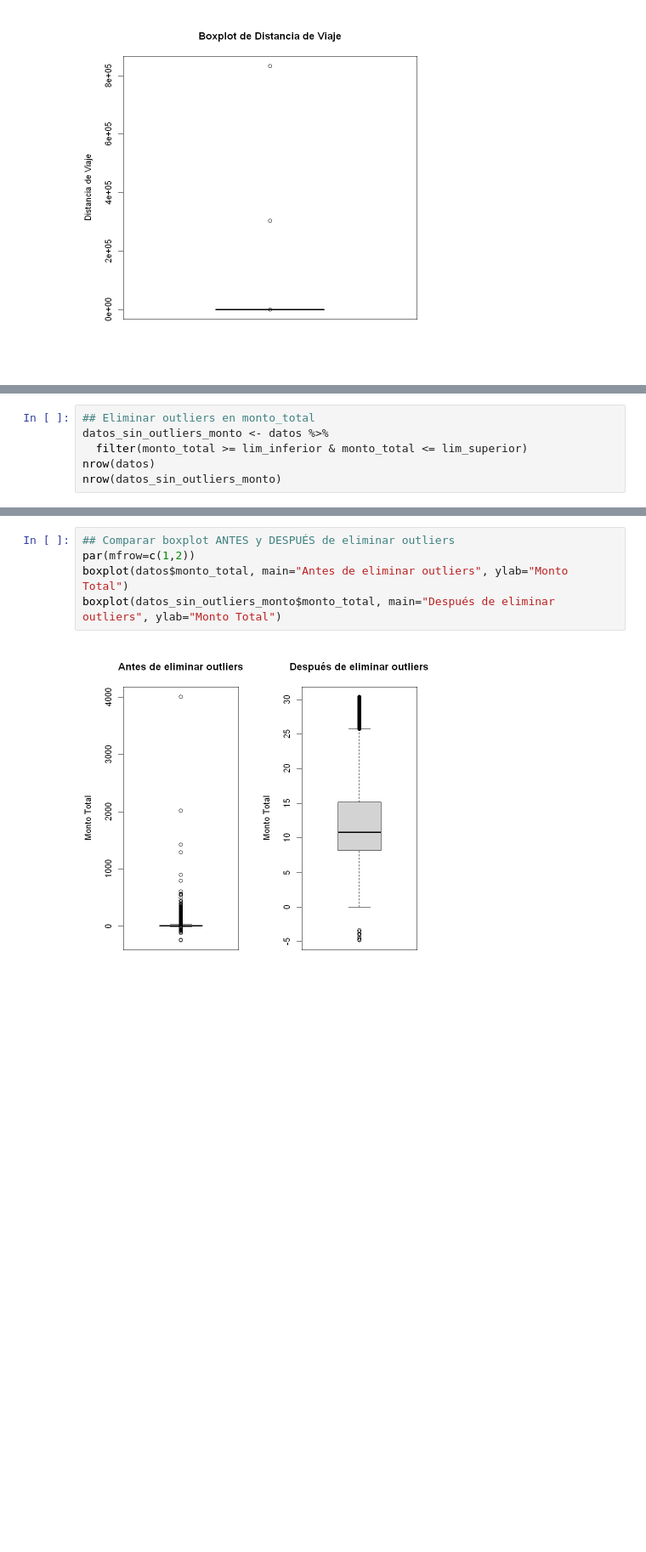
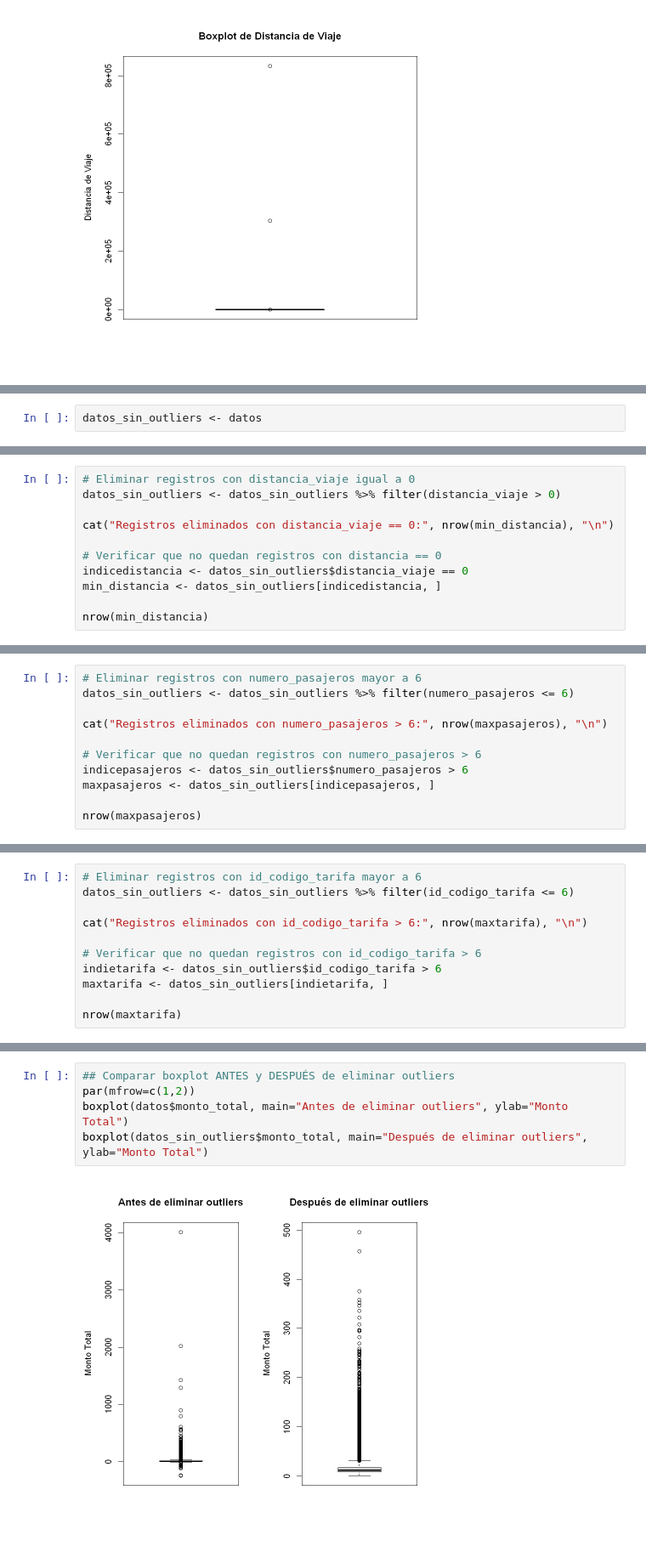
Before and after one commit to RosariosTijeras/Autonomos-Modelamiento, a Jupyter notebook: Autonomos/Autonomo_2/R_Notebooks/analisis.ipynb, the cells around one changed output, grey strips where cells are left out. Shown at 85% size. Saved outputs shown, nothing was run; the diff lists cells and outputs as text; blank space fills up the shorter version.

```diff
--- a/Autonomos/Autonomo_2/R_Notebooks/analisis.ipynb
+++ b/Autonomos/Autonomo_2/R_Notebooks/analisis.ipynb
@@ -702,4 +664,6 @@ A tibble: 6029 × 12
     </div>
   </div>
 </div>
+# %%
+datos_sin_outliers <- datos
 # %%
@@ -755,7 +707,12 @@ Número de outliers en monto_total: 86219
 # %%
-## Eliminar outliers en monto_total
-datos_sin_outliers_monto <- datos %>%
-  filter(monto_total >= lim_inferior & monto_total <= lim_superior)
-nrow(datos)
-nrow(datos_sin_outliers_monto)
+# Eliminar registros con distancia_viaje igual a 0
+datos_sin_outliers <- datos_sin_outliers %>% filter(distancia_viaje > 0)
+
+cat("Registros eliminados con distancia_viaje == 0:", nrow(min_distancia), "\n")
+
+# Verificar que no quedan registros con distancia == 0
+indicedistancia <- datos_sin_outliers$distancia_viaje == 0
+min_distancia <- datos_sin_outliers[indicedistancia, ]
+
+nrow(min_distancia)
 # %% [output]
@@ -763,0 +721,11 @@ nrow(datos_sin_outliers_monto)
+# %%
+# Eliminar registros con numero_pasajeros mayor a 6
+datos_sin_outliers <- datos_sin_outliers %>% filter(numero_pasajeros <= 6)
+
+cat("Registros eliminados con numero_pasajeros > 6:", nrow(maxpasajeros), "\n")
+
+# Verificar que no quedan registros con numero_pasajeros > 6
+indicepasajeros <- datos_sin_outliers$numero_pasajeros > 6
+maxpasajeros <- datos_sin_outliers[indicepasajeros, ]
+
+nrow(maxpasajeros)
@@ -763,0 +735,11 @@ nrow(datos_sin_outliers_monto)
+# %%
+# Eliminar registros con id_codigo_tarifa mayor a 6
+datos_sin_outliers <- datos_sin_outliers %>% filter(id_codigo_tarifa <= 6)
+
+cat("Registros eliminados con id_codigo_tarifa > 6:", nrow(maxtarifa), "\n")
+
+# Verificar que no quedan registros con id_codigo_tarifa > 6
+indietarifa <- datos_sin_outliers$id_codigo_tarifa > 6
+maxtarifa <- datos_sin_outliers[indietarifa, ]
+
+nrow(maxtarifa)
@@ -764,10 +749,10 @@ nrow(datos_sin_outliers_monto)
 # %%
 ## Comparar boxplot ANTES y DESPUÉS de eliminar outliers
 par(mfrow=c(1,2))
 boxplot(datos$monto_total, main="Antes de eliminar outliers", ylab="Monto Total")
-boxplot(datos_sin_outliers_monto$monto_total, main="Después de eliminar outliers", ylab="Monto Total")
+boxplot(datos_sin_outliers$monto_total, main="Después de eliminar outliers", ylab="Monto Total")
 # %% [output]
-[figure, old version]
+[figure, new version]
 # %%
 numeric_data <- select(datos, where(is.numeric))
 matriz_corr <- cor(numeric_data, method = "pearson")
```
Also changed, not shown: parts of 31 cells of this notebook.
